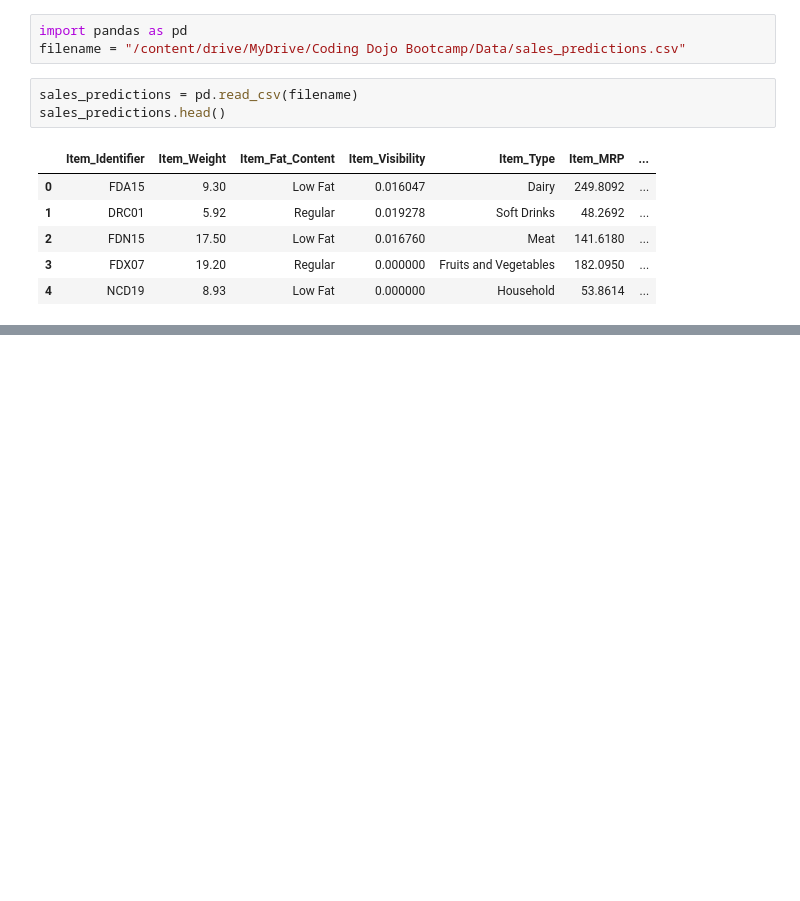
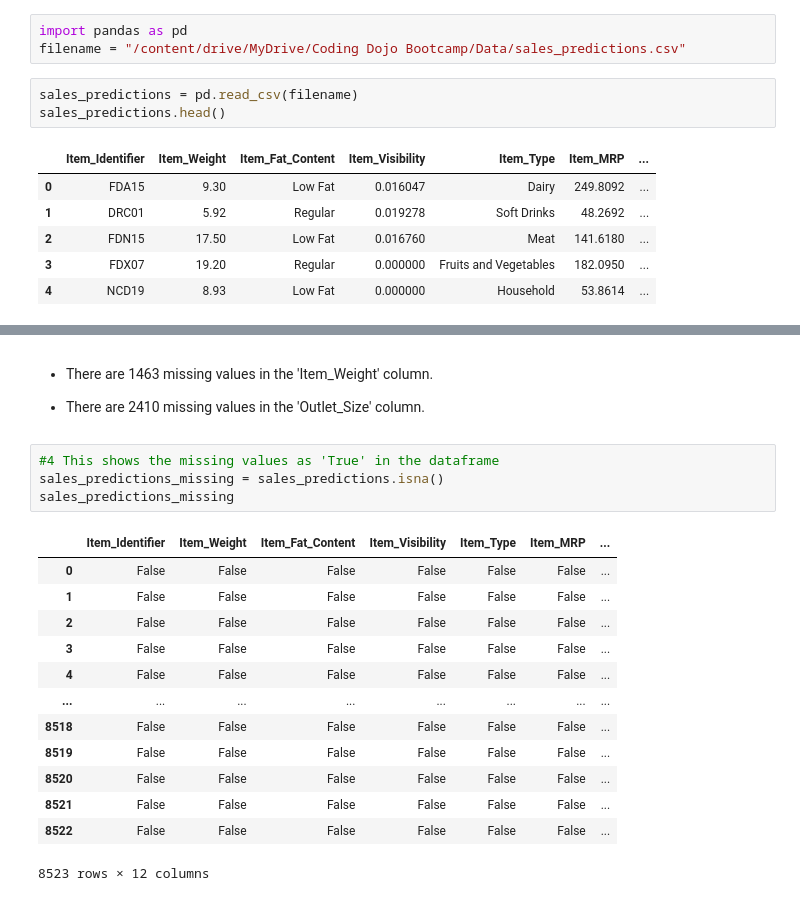
Before and after one commit to todebode/Food-Sales-Predictions, a Jupyter notebook: Food_sales_predictions.ipynb, the cells around one changed output, grey strips where cells are left out. Saved outputs shown, nothing was run; the diff lists cells and outputs as text; blank space fills up the shorter version.

```diff
--- a/Food_sales_predictions.ipynb
+++ b/Food_sales_predictions.ipynb
@@ -20,0 +78,22 @@ sales_predictions.head()
+# %% [markdown]
+- There are 1463 missing values in the 'Item_Weight' column.
+
+- There are 2410 missing values in the 'Outlet_Size' column.
+# %%
+#4 This shows the missing values as 'True' in the dataframe
+sales_predictions_missing = sales_predictions.isna()
+sales_predictions_missing
+# %% [output]
+|  | Item_Identifier | Item_Weight | Item_Fat_Content | Item_Visibility | Item_Type | Item_MRP | ... |
+| 0 | False | False | False | False | False | False | ... |
+| 1 | False | False | False | False | False | False | ... |
+| 2 | False | False | False | False | False | False | ... |
+| 3 | False | False | False | False | False | False | ... |
+| 4 | False | False | False | False | False | False | ... |
+| ... | ... | ... | ... | ... | ... | ... | ... |
+| 8518 | False | False | False | False | False | False | ... |
+| 8519 | False | False | False | False | False | False | ... |
+| 8520 | False | False | False | False | False | False | ... |
+| 8521 | False | False | False | False | False | False | ... |
+| 8522 | False | False | False | False | False | False | ... |
+8523 rows × 12 columns
```
Also changed, not shown: parts of 40 cells of this notebook.
